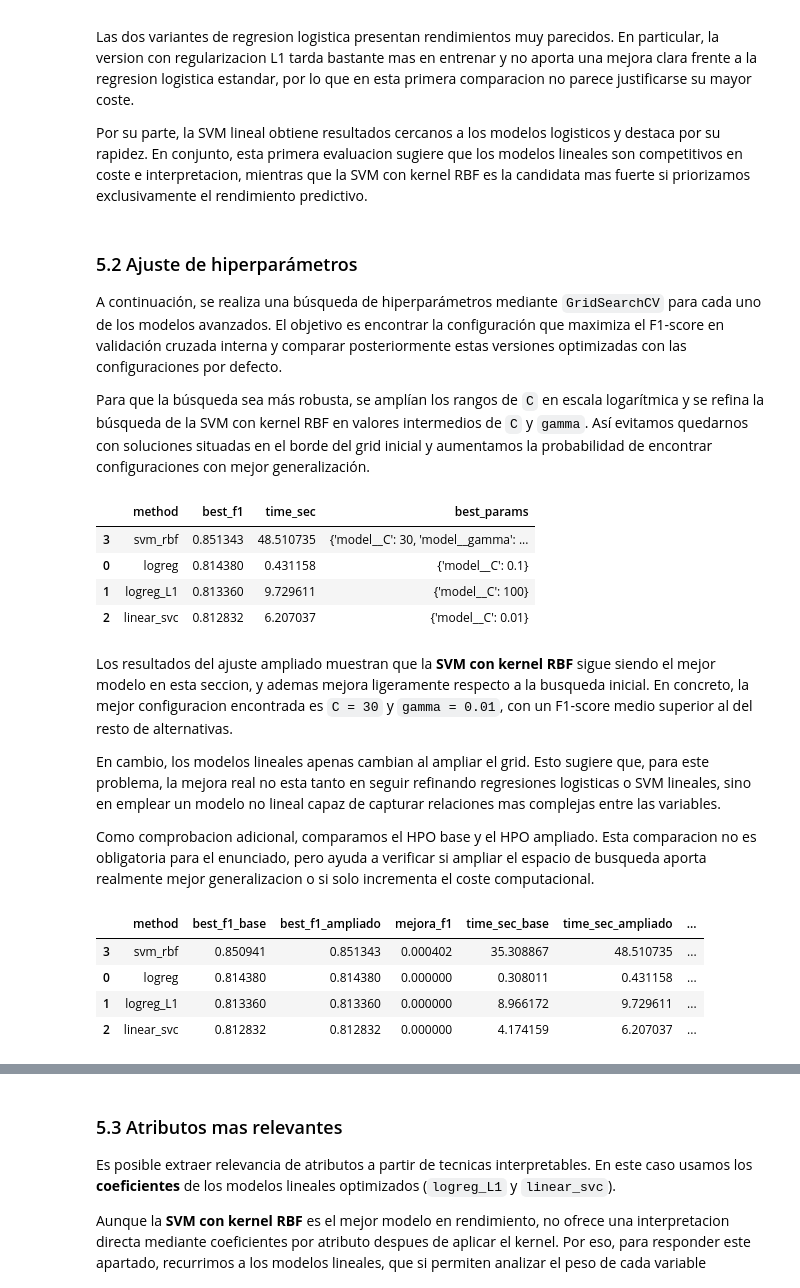
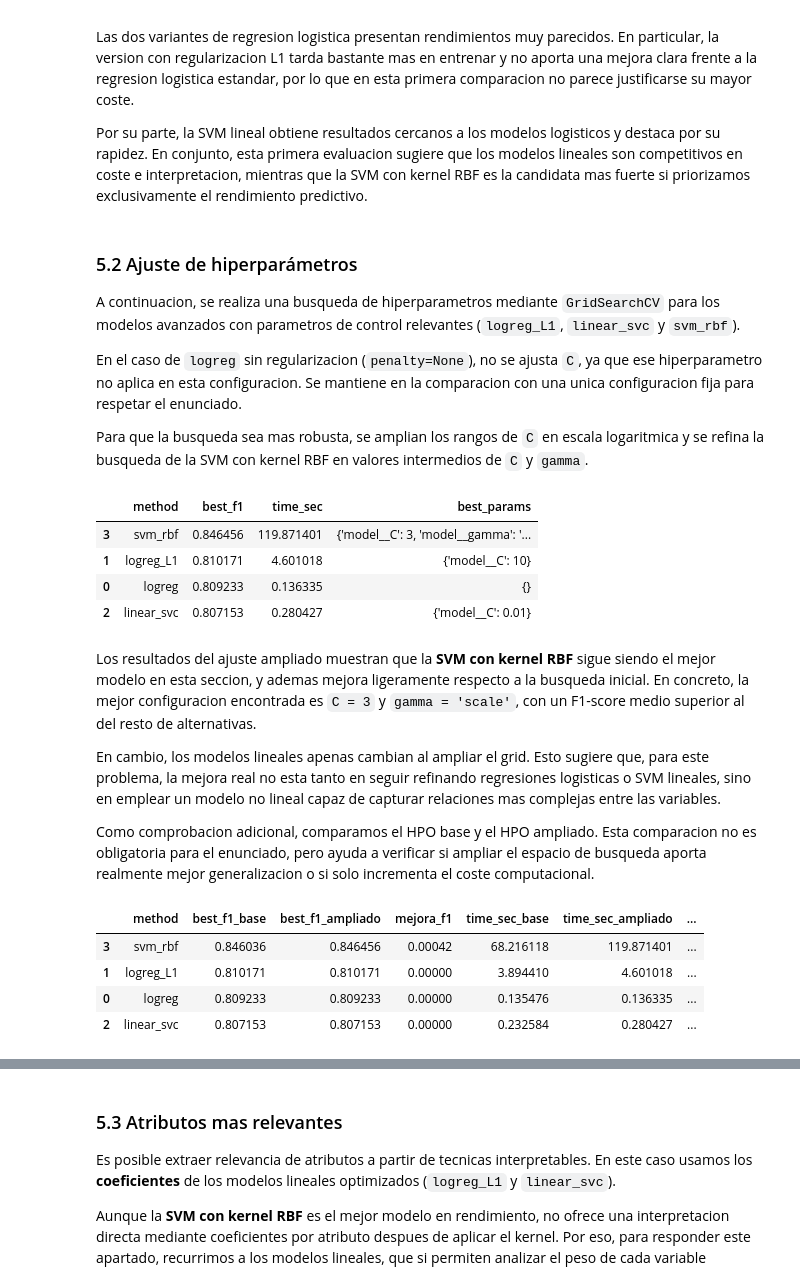
Before and after one commit to 100522202/clasificacion-prediccion-streamlit-aa, a Jupyter notebook: notebook1.ipynb, the cells around one changed output, grey strips where cells are left out. Saved outputs shown, nothing was run; the diff lists cells and outputs as text; code cells hidden in the pictures.

```diff
--- a/notebook1.ipynb
+++ b/notebook1.ipynb
@@ -693,26 +758,28 @@ Por su parte, la SVM lineal obtiene resultados cercanos a los modelos logisticos
 # %% [markdown]
 ### 5.2 Ajuste de hiperparámetros
 
-A continuación, se realiza una búsqueda de hiperparámetros mediante `GridSearchCV` para cada uno de los modelos avanzados. El objetivo es encontrar la configuración que maximiza el F1-score en validación cruzada interna y comparar posteriormente estas versiones optimizadas con las configuraciones por defecto.
+A continuacion, se realiza una busqueda de hiperparametros mediante `GridSearchCV` para los modelos avanzados con parametros de control relevantes (`logreg_L1`, `linear_svc` y `svm_rbf`).
 
-Para que la búsqueda sea más robusta, se amplían los rangos de `C` en escala logarítmica y se refina la búsqueda de la SVM con kernel RBF en valores intermedios de `C` y `gamma`. Así evitamos quedarnos con soluciones situadas en el borde del grid inicial y aumentamos la probabilidad de encontrar configuraciones con mejor generalización.
+En el caso de `logreg` sin regularizacion (`penalty=None`), no se ajusta `C`, ya que ese hiperparametro no aplica en esta configuracion. Se mantiene en la comparacion con una unica configuracion fija para respetar el enunciado.
+
+Para que la busqueda sea mas robusta, se amplian los rangos de `C` en escala logaritmica y se refina la busqueda de la SVM con kernel RBF en valores intermedios de `C` y `gamma`.
 # %%
 from sklearn.model_selection import GridSearchCV
 import time
 
 # Definimos una busqueda de hiperparametros para cada modelo avanzado.
+# En logreg (penalty=None) no se ajusta C porque no aplica.
 searches = {
     'logreg': GridSearchCV(
         estimator=Pipeline([
             ('preprocess', preprocessor),
             ('model', LogisticRegression(
+                penalty=None,
                 max_iter=5000,
-                random_state=42
+                random_state=SEED
             ))
         ]),
-        param_grid={
-            'model__C': [0.001, 0.01, 0.1, 1, 10, 100, 1000]
-        },
+        param_grid={},
         cv=cv_inner,
         scoring='f1',
         n_jobs=-1
@@ -725,7 +792,7 @@ searches = {
                 solver='saga',
                 penalty='l1',
                 max_iter=5000,
-                random_state=42
+                random_state=SEED
             ))
         ]),
         param_grid={
@@ -740,8 +807,9 @@ searches = {
         estimator=Pipeline([
             ('preprocess', preprocessor),
             ('model', LinearSVC(
-                random_state=42,
-                max_iter=10000
+                random_state=SEED,
+                dual='auto',
+                max_iter=20000
             ))
         ]),
         param_grid={
@@ -755,7 +823,7 @@ searches = {
     'svm_rbf': GridSearchCV(
         estimator=Pipeline([
             ('preprocess', preprocessor),
-            ('model', SVC(kernel='rbf'))
+            ('model', SVC(kernel='rbf', probability=True, random_state=SEED))
         ]),
         param_grid={
             'model__C': [0.1, 0.3, 1, 3, 10, 30, 100],
@@ -788,30 +856,30 @@ resultados_hpo_df = pd.DataFrame(resultados_hpo).sort_values('best_f1', ascendin
 display(resultados_hpo_df)
 # %% [output]
 |  | method | best_f1 | time_sec | best_params |
-| 3 | svm_rbf | 0.851343 | 48.510735 | {'model__C': 30, 'model__gamma': ... |
-| 0 | logreg | 0.814380 | 0.431158 | {'model__C': 0.1} |
-| 1 | logreg_L1 | 0.813360 | 9.729611 | {'model__C': 100} |
-| 2 | linear_svc | 0.812832 | 6.207037 | {'model__C': 0.01} |
+| 3 | svm_rbf | 0.846456 | 119.871401 | {'model__C': 3, 'model__gamma': '... |
+| 1 | logreg_L1 | 0.810171 | 4.601018 | {'model__C': 10} |
+| 0 | logreg | 0.809233 | 0.136335 | {} |
+| 2 | linear_svc | 0.807153 | 0.280427 | {'model__C': 0.01} |
 # %% [markdown]
-Los resultados del ajuste ampliado muestran que la **SVM con kernel RBF** sigue siendo el mejor modelo en esta seccion, y ademas mejora ligeramente respecto a la busqueda inicial. En concreto, la mejor configuracion encontrada es `C = 30` y `gamma = 0.01`, con un F1-score medio superior al del resto de alternativas.
+Los resultados del ajuste ampliado muestran que la **SVM con kernel RBF** sigue siendo el mejor modelo en esta seccion, y ademas mejora ligeramente respecto a la busqueda inicial. En concreto, la mejor configuracion encontrada es `C = 3` y `gamma = 'scale'`, con un F1-score medio superior al del resto de alternativas.
 
 En cambio, los modelos lineales apenas cambian al ampliar el grid. Esto sugiere que, para este problema, la mejora real no esta tanto en seguir refinando regresiones logisticas o SVM lineales, sino en emplear un modelo no lineal capaz de capturar relaciones mas complejas entre las variables.
 
 Como comprobacion adicional, comparamos el HPO base y el HPO ampliado. Esta comparacion no es obligatoria para el enunciado, pero ayuda a verificar si ampliar el espacio de busqueda aporta realmente mejor generalizacion o si solo incrementa el coste computacional.
 # %%
 # Repetimos el HPO base para compararlo de forma justa con el HPO ampliado.
+# En logreg sin regularizacion no se optimiza C.
 searches_base = {
     'logreg': GridSearchCV(
         estimator=Pipeline([
             ('preprocess', preprocessor),
             ('model', LogisticRegression(
+                penalty=None,
                 max_iter=3000,
-                random_state=42
+                random_state=SEED
             ))
         ]),
-        param_grid={
-            'model__C': [0.01, 0.1, 1, 10, 100]
-        },
+        param_grid={},
         cv=cv_inner,
         scoring='f1',
         n_jobs=-1
@@ -824,7 +892,7 @@ searches_base = {
                 solver='saga',
                 penalty='l1',
                 max_iter=3000,
-                random_state=42
+                random_state=SEED
             ))
         ]),
         param_grid={
@@ -839,8 +907,9 @@ searches_base = {
         estimator=Pipeline([
             ('preprocess', preprocessor),
             ('model', LinearSVC(
-                random_state=42,
-                max_iter=5000
+                random_state=SEED,
+                dual='auto',
+                max_iter=20000
             ))
         ]),
         param_grid={
@@ -854,7 +923,7 @@ searches_base = {
     'svm_rbf': GridSearchCV(
         estimator=Pipeline([
             ('preprocess', preprocessor),
-            ('model', SVC(kernel='rbf'))
+            ('model', SVC(kernel='rbf', probability=True, random_state=SEED))
         ]),
         param_grid={
             'model__C': [0.1, 1, 10, 100],
@@ -887,37 +956,37 @@ resultados_hpo_ampliado_df = resultados_hpo_df.rename(columns={
     'best_f1': 'best_f1_ampliado',
     'time_sec': 'time_sec_ampliado',
     'best_params': 'best_params_ampliado'
 }).copy()
 
 # Unimos ambos resultados por metodo para compararlos lado a lado.
 comparacion_hpo_df = resultados_hpo_base_df.merge(
     resultados_hpo_ampliado_df,
     on='method'
 )
 
 # Calculamos la mejora en F1 y el aumento de tiempo del ajuste ampliado.
 comparacion_hpo_df['mejora_f1'] = comparacion_hpo_df['best_f1_ampliado'] - comparacion_hpo_df['best_f1_base']
 comparacion_hpo_df['incremento_tiempo'] = comparacion_hpo_df['time_sec_ampliado'] - comparacion_hpo_df['time_sec_base']
 
 comparacion_hpo_df = comparacion_hpo_df[[
     'method',
     'best_f1_base',
     'best_f1_ampliado',
     'mejora_f1',
     'time_sec_base',
     'time_sec_ampliado',
     'incremento_tiempo',
     'best_params_base',
     'best_params_ampliado'
 ]].sort_values('best_f1_ampliado', ascending=False)
 
 display(comparacion_hpo_df)
 # %% [output]
 |  | method | best_f1_base | best_f1_ampliado | mejora_f1 | time_sec_base | time_sec_ampliado | ... |
-| 3 | svm_rbf | 0.850941 | 0.851343 | 0.000402 | 35.308867 | 48.510735 | ... |
-| 0 | logreg | 0.814380 | 0.814380 | 0.000000 | 0.308011 | 0.431158 | ... |
-| 1 | logreg_L1 | 0.813360 | 0.813360 | 0.000000 | 8.966172 | 9.729611 | ... |
-| 2 | linear_svc | 0.812832 | 0.812832 | 0.000000 | 4.174159 | 6.207037 | ... |
+| 3 | svm_rbf | 0.846036 | 0.846456 | 0.00042 | 68.216118 | 119.871401 | ... |
+| 1 | logreg_L1 | 0.810171 | 0.810171 | 0.00000 | 3.894410 | 4.601018 | ... |
+| 0 | logreg | 0.809233 | 0.809233 | 0.00000 | 0.135476 | 0.136335 | ... |
+| 2 | linear_svc | 0.807153 | 0.807153 | 0.00000 | 0.232584 | 0.280427 | ... |
 # %% [markdown]
 La comparacion entre ambos ajustes muestra que **ampliar el grid apenas modifica los modelos lineales**, ya que sus mejores valores de F1-score se mantienen practicamente iguales. Por tanto, ampliar mas el espacio de busqueda en estos modelos probablemente aportaria poco beneficio real.
 
```
Also changed, not shown: parts of 25 cells of this notebook, 8 other files.
